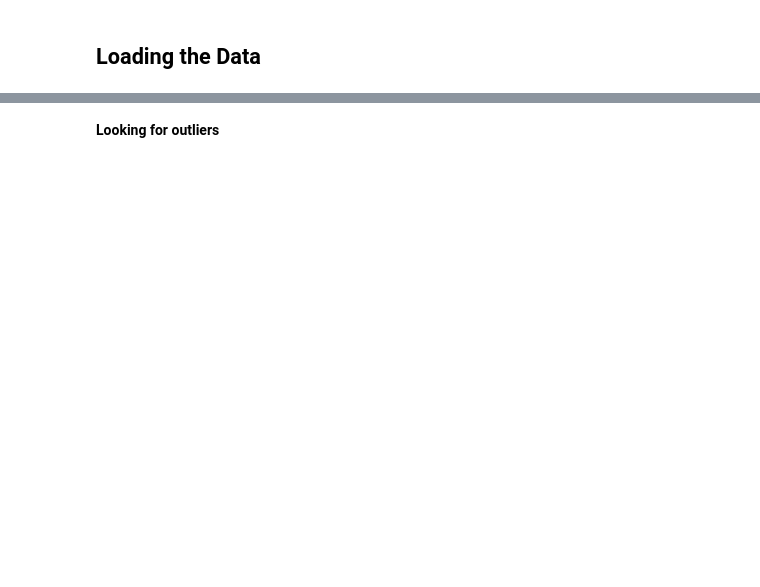
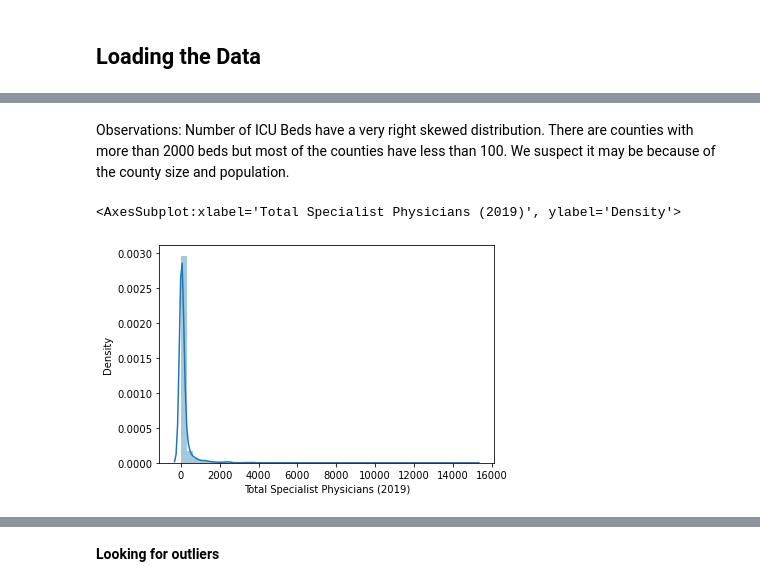
Before and after one commit to danielaaz04/covid-outcomes-research, a Jupyter notebook: notebooks/lasso_model.ipynb, the cells around one changed output, grey strips where cells are left out. Saved outputs shown, nothing was run; the diff lists cells and outputs as text; code cells hidden in the pictures; blank space fills up the shorter version.

```diff
--- a/notebooks/lasso_model.ipynb
+++ b/notebooks/lasso_model.ipynb
@@ -122,0 +42,9 @@ num_cols = df.select_dtypes(['int', 'float']).columns
+# %% [markdown]
+Observations: Number of ICU Beds have a very right skewed distribution. There are counties with more than 2000 beds but most of the counties have less than 100. We suspect it may be because of the county size and population.
+# %%
+#Let's see the distribution of the data from total Specialist Physicians in 2019
+
+sns.distplot(df['Total Specialist Physicians (2019)'])
+# %% [output]
+<AxesSubplot:xlabel='Total Specialist Physicians (2019)', ylabel='Density'>
+[figure, added]
```
Also changed, not shown: parts of 79 cells of this notebook, 4 other files.
